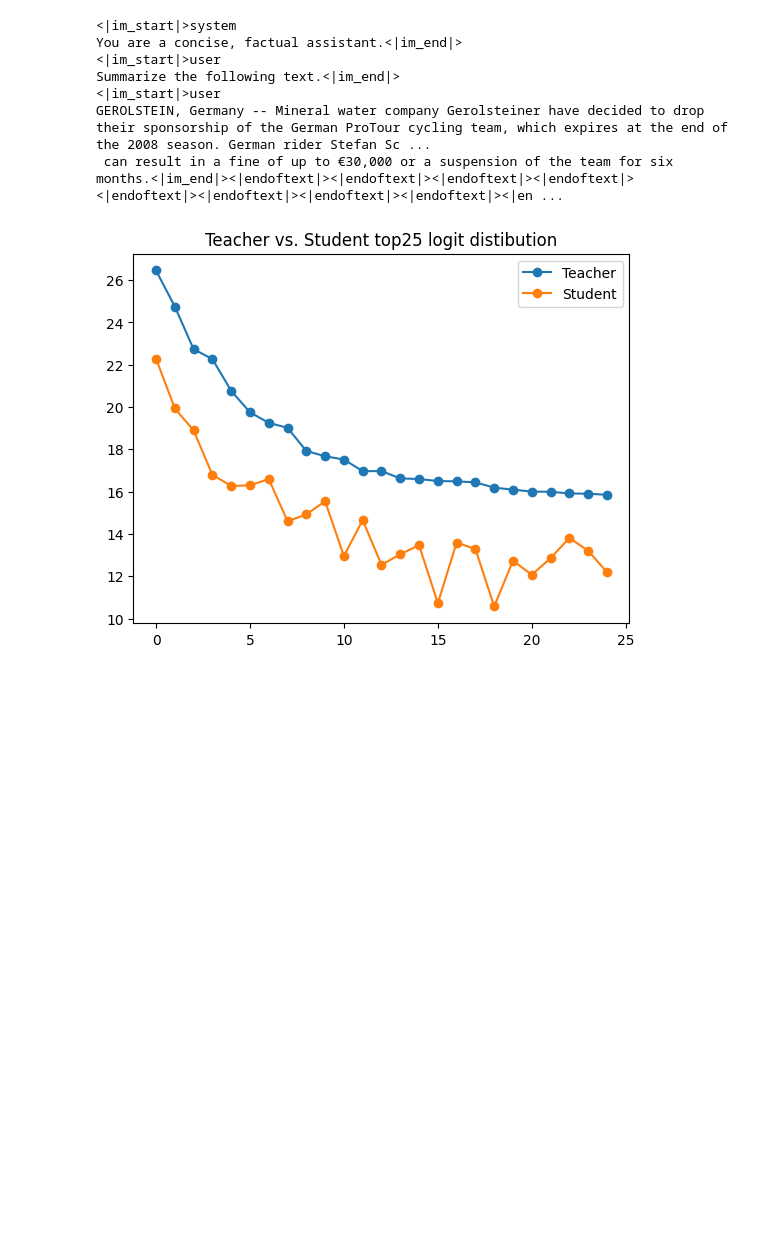
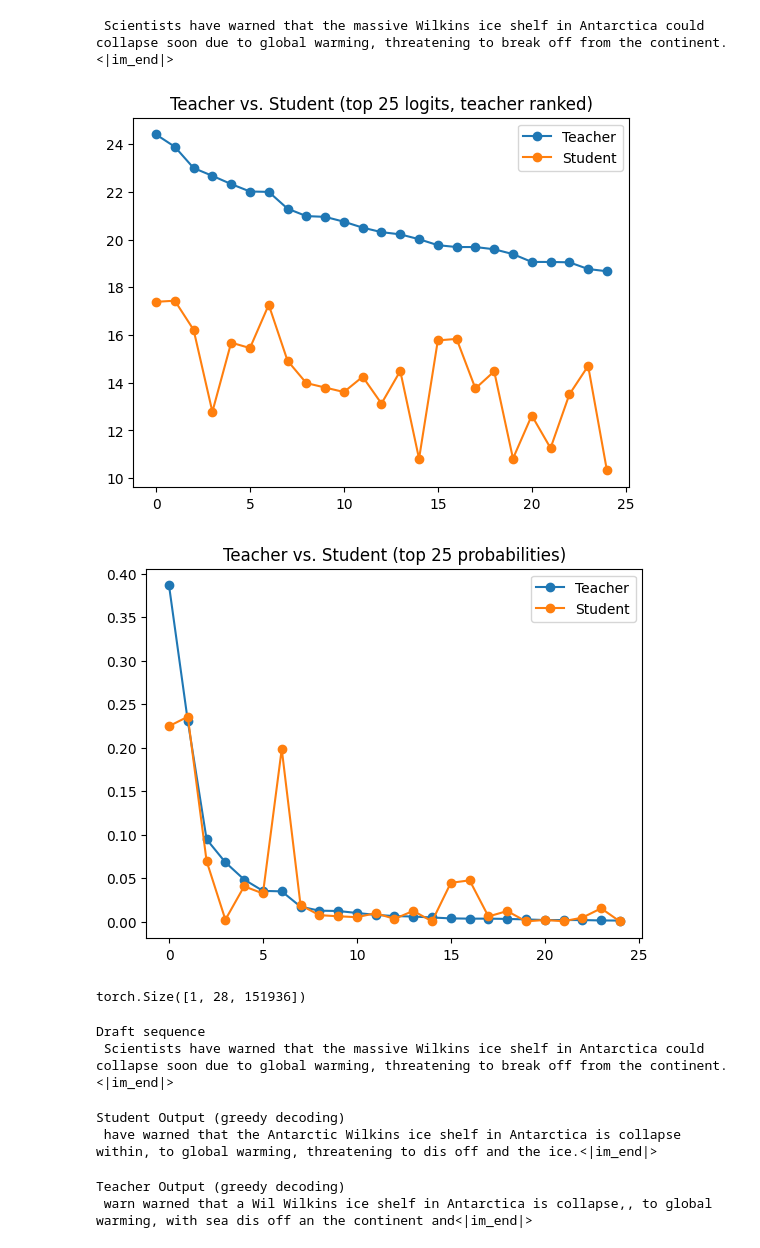
Before and after one commit to jordanmacintyre/specalign, a Jupyter notebook: notebooks/gkd_dev.ipynb, the cells around one changed output. Saved outputs shown, nothing was run; the diff lists cells and outputs as text; code cells hidden in the pictures; blank space fills up the shorter version.

Commit message:
shortened summarization input as temp fix for padding

```diff
--- a/notebooks/gkd_dev.ipynb
+++ b/notebooks/gkd_dev.ipynb
@@ -89,7 +93,7 @@ tokenized_dataset = tokenized_dataset.with_format(
 )
 # %%
 # Will use this for training loop
-dl = DataLoader(tokenized_dataset, batch_size=10, shuffle=True, drop_last=True)
+dl = DataLoader(tokenized_dataset, batch_size=1, shuffle=True, drop_last=True)
 # %%
 # 1. Generate sequence with length k from Student model
 k = 64
@@ -101,7 +105,7 @@ for batch in dl:
     with torch.no_grad():
         outputs = student.generate(
             input_ids=batch["input_ids"].to(student.device),
-            attention_mask=batch["attention_mask"].to(student.device),
+            # attention_mask=batch["attention_mask"].to(student.device),
             max_new_tokens=k,
             do_sample=False,
             use_cache=True,
@@ -110,25 +114,21 @@ for batch in dl:
         )
     break
 # %%
-print(tokenizer.decode(outputs[0][: batch["input_ids"].shape[1]]))
+# print(tokenizer.decode(outputs[0][: batch["input_ids"].shape[1]]))
 print(tokenizer.decode(outputs[0][batch["input_ids"].shape[1] :]))
 # %% [output]
-<|im_start|>system
-You are a concise, factual assistant.<|im_end|>
-<|im_start|>user
-Summarize the following text.<|im_end|>
-<|im_start|>user
-GEROLSTEIN, Germany -- Mineral water company Gerolsteiner have decided to drop their sponsorship of the German ProTour cycling team, which expires at the end of the 2008 season. German rider Stefan Sc ...
- can result in a fine of up to €30,000 or a suspension of the team for six months.<|im_end|><|endoftext|><|endoftext|><|endoftext|><|endoftext|><|endoftext|><|endoftext|><|endoftext|><|endoftext|><|en ...
+ Scientists have warned that the massive Wilkins ice shelf in Antarctica could collapse soon due to global warming, threatening to break off from the continent.<|im_end|>
 # %%
 # 2.) Evaluate drafted sequence using Teacher model
 # Use up to k-1, teacher and student will predict next token (we already have the label)
 student_draft = outputs[:, :-1]
 with torch.no_grad():
-    logits_t = teacher(student_draft).logits[:, -k:, :]
+    logits_t = teacher(student_draft).logits
+    logits_t = logits_t[:, batch["input_ids"].shape[1] :, :]
 # %%
 # 3.) Evaluate drafted sequence using Student model
-logits_s = student(student_draft).logits[:, -k:, :]
+logits_s = student(student_draft).logits
+logits_s = logits_s[:, batch["input_ids"].shape[1] :, :]
 # %%
 # 4.) Calculate loss
 T = 1.0
@@ -143,14 +143,41 @@ loss.backward()
 # %%
 N = 25
 topN_t, topN_idx = torch.topk(logits_t.cpu(), N)
 topN_s = torch.gather(logits_s.detach().cpu(), dim=2, index=topN_idx)
 
-plt.title(f"Teacher vs. Student top{N} logit distibution")
+plt.title(f"Teacher vs. Student (top {N} logits, teacher ranked)")
 plt.plot(topN_t[0, 0, :], "-o", label="Teacher")
 plt.plot(topN_s[0, 0, :], "-o", label="Student")
 plt.legend()
 plt.show()
+
+plt.title(f"Teacher vs. Student (top {N} probabilities)")
+plt.plot(torch.softmax(topN_t[0, 0, :], dim=-1), "-o", label="Teacher")
+plt.plot(torch.softmax(topN_s[0, 0, :], dim=-1), "-o", label="Student")
+plt.legend()
+plt.show()
 # %% [output]
-[figure, old version]
+[figure, new version]
+[figure, added]
+# %%
+logits_t.shape
+# %% [output]
+torch.Size([1, 28, 151936])
+# %%
+print("Draft sequence")
+print(tokenizer.decode(outputs[0][batch["input_ids"].shape[1] :]))
+# %% [output]
+Draft sequence
+ Scientists have warned that the massive Wilkins ice shelf in Antarctica could collapse soon due to global warming, threatening to break off from the continent.<|im_end|>
 # %%
-# topN_t, topN_s
+print("Student Output (greedy decoding)")
+print(tokenizer.decode(logits_s.argmax(dim=-1)[0]))
+# %% [output]
+Student Output (greedy decoding)
+ have warned that the Antarctic Wilkins ice shelf in Antarctica is collapse within, to global warming, threatening to dis off and the ice.<|im_end|>
+# %%
+print("Teacher Output (greedy decoding)")
+print(tokenizer.decode(logits_t.argmax(dim=-1)[0]))
+# %% [output]
+Teacher Output (greedy decoding)
+ warn warned that a Wil Wilkins ice shelf in Antarctica is collapse,, to global warming, with sea dis off an the continent and<|im_end|>
```
Also changed, not shown: parts of 2 cells of this notebook.
